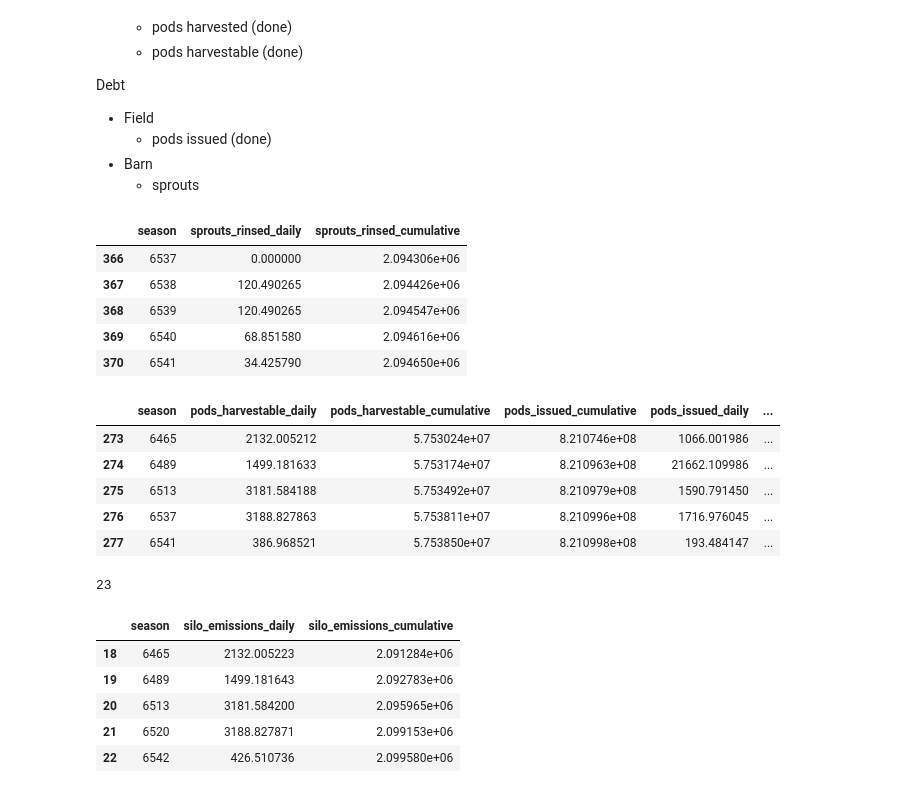
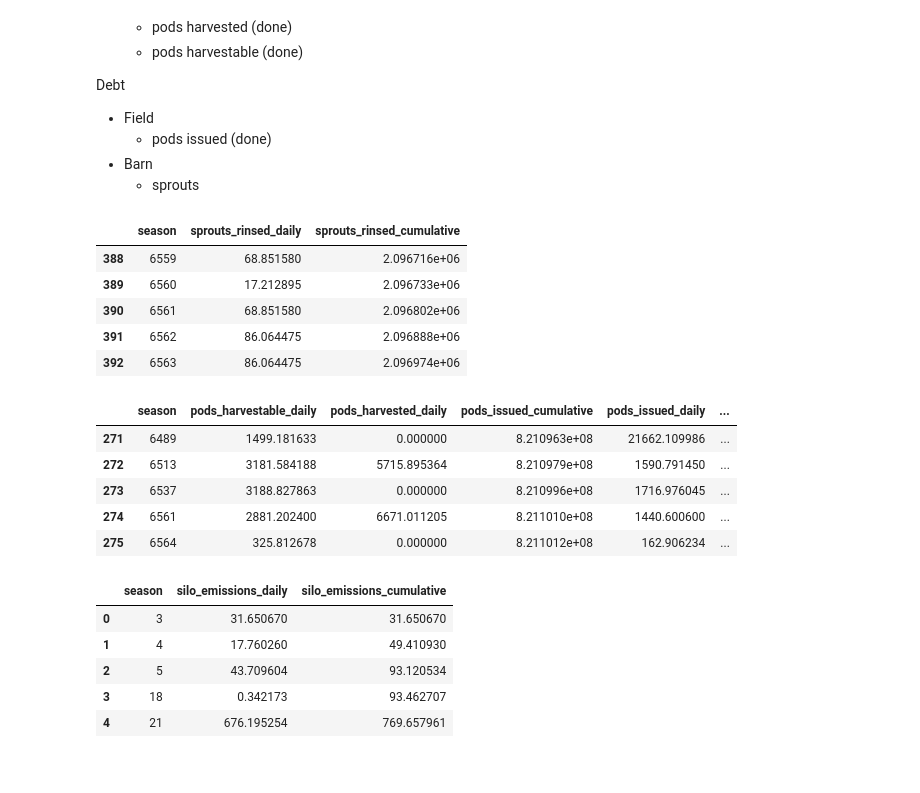
Before and after one commit to BeanstalkFarms/Beanstalk-Analytics, a Jupyter notebook: Silo.ipynb, the cells around one changed output. Saved outputs shown, nothing was run; the diff lists cells and outputs as text; code cells hidden in the pictures.

```diff
--- a/Silo.ipynb
+++ b/Silo.ipynb
@@ -175,20 +174,21 @@ def query_rewards(refresh=None):
     )
     return df_rewards
 # %%
-# fertilizer emissions (incomplete season axis)
+# fertilizer emissions (incomplete season axis, all seasons unique)
 df_rewards = query_rewards().copy()
 df_rewards = remove_prefix(df_rewards, 'rewards_')
 df_rewards['sprouts_rinsed_daily'] = df_rewards.toFertilizer.astype(float) / 1e6
 df_rewards['sprouts_rinsed_cumulative'] = df_rewards.sprouts_rinsed_daily.cumsum()
 df_rewards = df_rewards.drop(columns=["toFertilizer"])
+assert all(v == 1 for v in df_rewards.season.value_counts().values)
 df_rewards.tail()
 # %% [output]
 |  | season | sprouts_rinsed_daily | sprouts_rinsed_cumulative |
-| 366 | 6537 | 0.000000 | 2.094306e+06 |
-| 367 | 6538 | 120.490265 | 2.094426e+06 |
-| 368 | 6539 | 120.490265 | 2.094547e+06 |
-| 369 | 6540 | 68.851580 | 2.094616e+06 |
-| 370 | 6541 | 34.425790 | 2.094650e+06 |
+| 388 | 6559 | 68.851580 | 2.096716e+06 |
+| 389 | 6560 | 17.212895 | 2.096733e+06 |
+| 390 | 6561 | 68.851580 | 2.096802e+06 |
+| 391 | 6562 | 86.064475 | 2.096888e+06 |
+| 392 | 6563 | 86.064475 | 2.096974e+06 |
 # %%
 @cache
 def query_field(refresh=None) -> pd.DataFrame:
@@ -211,19 +211,27 @@ def query_field(refresh=None) -> pd.DataFrame:
 # %%
 df_field = query_field(refresh=3).copy()
 df_field = remove_prefix(df_field, "fieldDailySnapshots_")
+df_field = df_field.sort_values("season")
 df_field['pods_harvestable_daily'] = (df_field.newHarvestablePods / 10**6)
-df_field['pods_harvestable_cumulative'] = df_field.pods_harvestable_daily.cumsum()
+df_field['pods_harvested_daily'] = df_field.newHarvestedPods / 10**6
+df_field = df_field.drop(columns=['newHarvestablePods', 'newHarvestedPods'])
+df_field = df_field.groupby('season').agg({
+    # handles edge case for season 6074 which occurred multiple times
+    "pods_harvestable_daily": "sum",
+    "pods_harvested_daily": "sum",
+    "podIndex": "max"
+}).reset_index()
 df_field['pods_issued_cumulative'] = df_field.podIndex / 10**6
 df_field['pods_issued_daily'] = df_field.pods_issued_cumulative - df_field.pods_issued_cumulative.shift(1).fillna(0)
-df_field['pods_harvested_daily'] = df_field.newHarvestedPods / 10**6
 df_field['pods_harvested_cumulative'] = df_field.pods_harvested_daily.cumsum()
-df_field = df_field.drop(columns=['podIndex', 'newHarvestedPods', 'newHarvestablePods'])
+df_field = df_field.drop(columns=['podIndex'])
+assert all(v == 1 for v in df_field.season.value_counts().values)
 df_field.tail()
 # %% [output]
-|  | season | pods_harvestable_daily | pods_harvestable_cumulative | pods_issued_cumulative | pods_issued_daily | ... |
-| 273 | 6465 | 2132.005212 | 5.753024e+07 | 8.210746e+08 | 1066.001986 | ... |
-| 274 | 6489 | 1499.181633 | 5.753174e+07 | 8.210963e+08 | 21662.109986 | ... |
-| 275 | 6513 | 3181.584188 | 5.753492e+07 | 8.210979e+08 | 1590.791450 | ... |
-| 276 | 6537 | 3188.827863 | 5.753811e+07 | 8.210996e+08 | 1716.976045 | ... |
-| 277 | 6541 | 386.968521 | 5.753850e+07 | 8.210998e+08 | 193.484147 | ... |
+|  | season | pods_harvestable_daily | pods_harvested_daily | pods_issued_cumulative | pods_issued_daily | ... |
+| 271 | 6489 | 1499.181633 | 0.000000 | 8.210963e+08 | 21662.109986 | ... |
+| 272 | 6513 | 3181.584188 | 5715.895364 | 8.210979e+08 | 1590.791450 | ... |
+| 273 | 6537 | 3188.827863 | 0.000000 | 8.210996e+08 | 1716.976045 | ... |
+| 274 | 6561 | 2881.202400 | 6671.011205 | 8.211010e+08 | 1440.600600 | ... |
+| 275 | 6564 | 325.812678 | 0.000000 | 8.211012e+08 | 162.906234 | ... |
 # %%
@@ -245,21 +264,34 @@ def query_silo(refresh=None) -> pd.DataFrame:
     )
     return df
 # %%
-df_silo = query_silo().copy()
-print(len(df_silo))
+# process post-replant silo data (subgraph)
+df_silo = query_silo(refresh=1).copy()
 df_silo = remove_prefix(df_silo, "siloDailySnapshots_")
-df_silo['silo_emissions_daily'] = df_silo.dailyBeanMints / 10**6
-df_silo['silo_emissions_cumulative'] = df_silo.totalBeanMints / 10**6
-df_silo = df_silo.drop(columns=['dailyBeanMints', 'totalBeanMints'])
-df_silo.tail()
+df_silo = df_silo.loc[df_silo.season != 5903] # Subgraph bug probably?
+assert df_silo.season.min() == 6074, "If this fails, then subgraph was fixed to include historical data."
+df_silo = df_silo.rename(columns={"dailyBeanMints": "silo_emissions_daily"})
+# process pre-replant silo data (downloaded from dune)
+df_silo_old = silo_emissions_pre_replant()
+df_silo_old = df_silo_old.rename(columns={"newSilo": "silo_emissions_daily"})
+# Combine pre and post replant data (no seasons in common so outer join)
+df_silo = df_silo.merge(df_silo_old, how="outer")
+assert set(df_silo.columns) == set(['season', 'silo_emissions_daily'])
+df_silo = df_silo.sort_values("season")
+df_silo = df_silo.groupby('season').agg({
+    # handles edge case for season 6074 which occurred multiple times
+    "silo_emissions_daily": "sum",
+}).reset_index()
+df_silo['silo_emissions_daily'] /= 10**6
+df_silo['silo_emissions_cumulative'] = df_silo.silo_emissions_daily.cumsum()
+assert all(v == 1 for v in df_silo.season.value_counts().values)
+df_silo.head()
 # %% [output]
-23
 |  | season | silo_emissions_daily | silo_emissions_cumulative |
-| 18 | 6465 | 2132.005223 | 2.091284e+06 |
-| 19 | 6489 | 1499.181643 | 2.092783e+06 |
-| 20 | 6513 | 3181.584200 | 2.095965e+06 |
-| 21 | 6520 | 3188.827871 | 2.099153e+06 |
-| 22 | 6542 | 426.510736 | 2.099580e+06 |
+| 0 | 3 | 31.650670 | 31.650670 |
+| 1 | 4 | 17.760260 | 49.410930 |
+| 2 | 5 | 43.709604 | 93.120534 |
+| 3 | 18 | 0.342173 | 93.462707 |
+| 4 | 21 | 676.195254 | 769.657961 |
 # %%
 @cache
 def query_seasons(refresh=None) -> pd.DataFrame:
```
Also changed, not shown: parts of 7 cells of this notebook, 2 other files.
